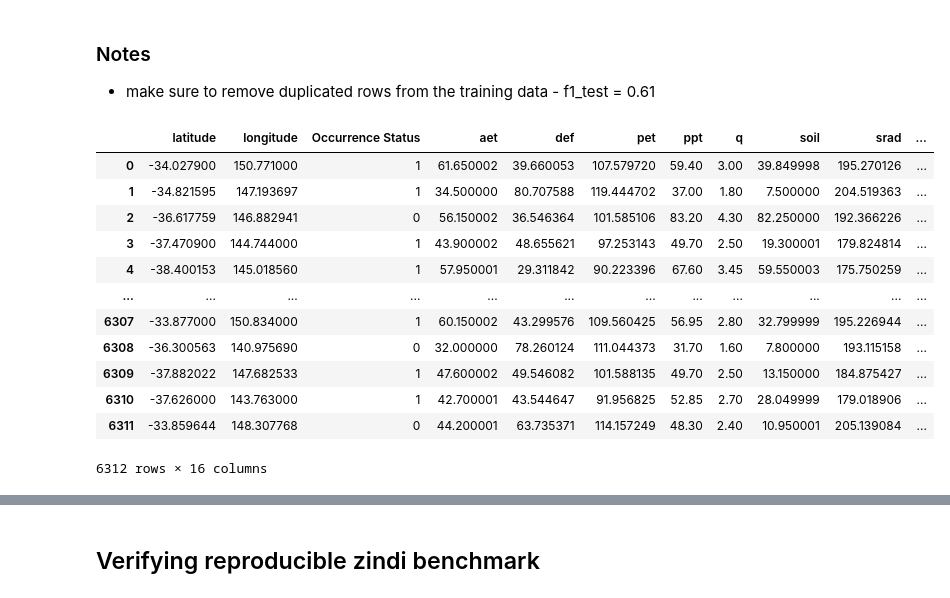
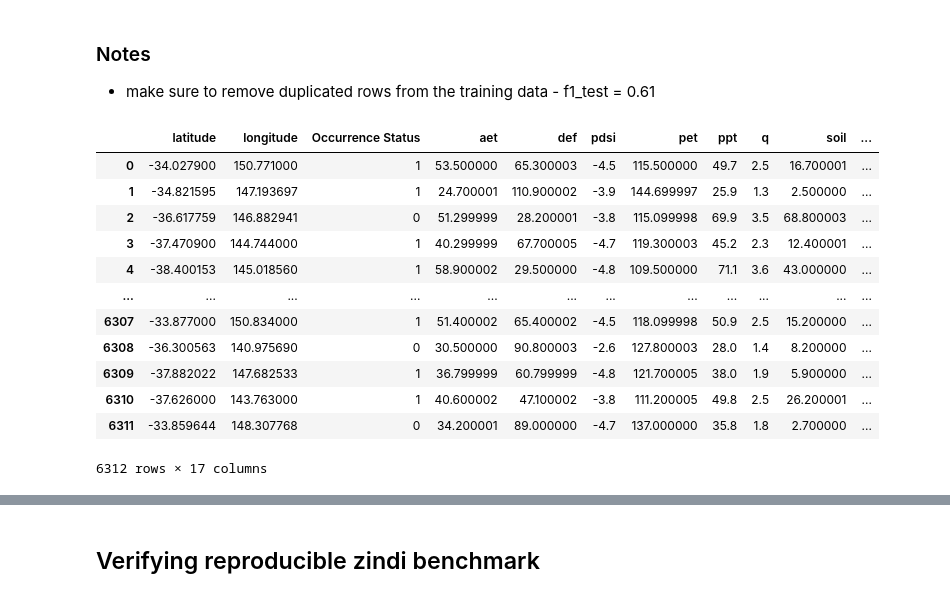
Before and after one commit to e-hokage777/ey-biodiversity-challenge-zindi, a Jupyter notebook: notebooks/inception.ipynb, the cells around one changed output, grey strips where cells are left out. Drawn from its saved outputs; the diff is of its cells as text; code cells hidden in the pictures.

```diff
--- a/notebooks/inception.ipynb
+++ b/notebooks/inception.ipynb
@@ -20,23 +20,23 @@ sys.path.append("../scripts")
 
 from utils import validate_classification
 # %%
-# train_df = pd.read_csv("../data/train-with-satellite-features.csv")
-train_df = pd.read_csv("../data/train-with-sat-avg.csv")
+train_df = pd.read_csv("../data/train-with-satellite-features.csv")
+# train_df = pd.read_csv("../data/train-with-sat-avg.csv")
 train_df
 # %% [output]
-|  | latitude | longitude | Occurrence Status | aet | def | pet | ppt | q | soil | srad | ... |
-| 0 | -34.027900 | 150.771000 | 1 | 61.650002 | 39.660053 | 107.579720 | 59.40 | 3.00 | 39.849998 | 195.270126 | ... |
-| 1 | -34.821595 | 147.193697 | 1 | 34.500000 | 80.707588 | 119.444702 | 37.00 | 1.80 | 7.500000 | 204.519363 | ... |
-| 2 | -36.617759 | 146.882941 | 0 | 56.150002 | 36.546364 | 101.585106 | 83.20 | 4.30 | 82.250000 | 192.366226 | ... |
-| 3 | -37.470900 | 144.744000 | 1 | 43.900002 | 48.655621 | 97.253143 | 49.70 | 2.50 | 19.300001 | 179.824814 | ... |
-| 4 | -38.400153 | 145.018560 | 1 | 57.950001 | 29.311842 | 90.223396 | 67.60 | 3.45 | 59.550003 | 175.750259 | ... |
+|  | latitude | longitude | Occurrence Status | aet | def | pdsi | pet | ppt | q | soil | ... |
+| 0 | -34.027900 | 150.771000 | 1 | 53.500000 | 65.300003 | -4.5 | 115.500000 | 49.7 | 2.5 | 16.700001 | ... |
+| 1 | -34.821595 | 147.193697 | 1 | 24.700001 | 110.900002 | -3.9 | 144.699997 | 25.9 | 1.3 | 2.500000 | ... |
+| 2 | -36.617759 | 146.882941 | 0 | 51.299999 | 28.200001 | -3.8 | 115.099998 | 69.9 | 3.5 | 68.800003 | ... |
+| 3 | -37.470900 | 144.744000 | 1 | 40.299999 | 67.700005 | -4.7 | 119.300003 | 45.2 | 2.3 | 12.400001 | ... |
+| 4 | -38.400153 | 145.018560 | 1 | 58.900002 | 29.500000 | -4.8 | 109.500000 | 71.1 | 3.6 | 43.000000 | ... |
 | ... | ... | ... | ... | ... | ... | ... | ... | ... | ... | ... | ... |
-| 6307 | -33.877000 | 150.834000 | 1 | 60.150002 | 43.299576 | 109.560425 | 56.95 | 2.80 | 32.799999 | 195.226944 | ... |
-| 6308 | -36.300563 | 140.975690 | 0 | 32.000000 | 78.260124 | 111.044373 | 31.70 | 1.60 | 7.800000 | 193.115158 | ... |
-| 6309 | -37.882022 | 147.682533 | 1 | 47.600002 | 49.546082 | 101.588135 | 49.70 | 2.50 | 13.150000 | 184.875427 | ... |
-| 6310 | -37.626000 | 143.763000 | 1 | 42.700001 | 43.544647 | 91.956825 | 52.85 | 2.70 | 28.049999 | 179.018906 | ... |
-| 6311 | -33.859644 | 148.307768 | 0 | 44.200001 | 63.735371 | 114.157249 | 48.30 | 2.40 | 10.950001 | 205.139084 | ... |
+| 6307 | -33.877000 | 150.834000 | 1 | 51.400002 | 65.400002 | -4.5 | 118.099998 | 50.9 | 2.5 | 15.200000 | ... |
+| 6308 | -36.300563 | 140.975690 | 0 | 30.500000 | 90.800003 | -2.6 | 127.800003 | 28.0 | 1.4 | 8.200000 | ... |
+| 6309 | -37.882022 | 147.682533 | 1 | 36.799999 | 60.799999 | -4.8 | 121.700005 | 38.0 | 1.9 | 5.900000 | ... |
+| 6310 | -37.626000 | 143.763000 | 1 | 40.600002 | 47.100002 | -3.8 | 111.200005 | 49.8 | 2.5 | 26.200001 | ... |
+| 6311 | -33.859644 | 148.307768 | 0 | 34.200001 | 89.000000 | -4.7 | 137.000000 | 35.8 | 1.8 | 2.700000 | ... |
-6312 rows × 16 columns
+6312 rows × 17 columns
 # %%
 # train_df_reduced = TSNE(n_components=2, perplexity=45).fit_transform(train_df.drop(["latitude", "longitude", "Occurrence Status"], axis=1))
 # %%
```
Also changed, not shown: parts of 8 cells of this notebook, 9 other files.
